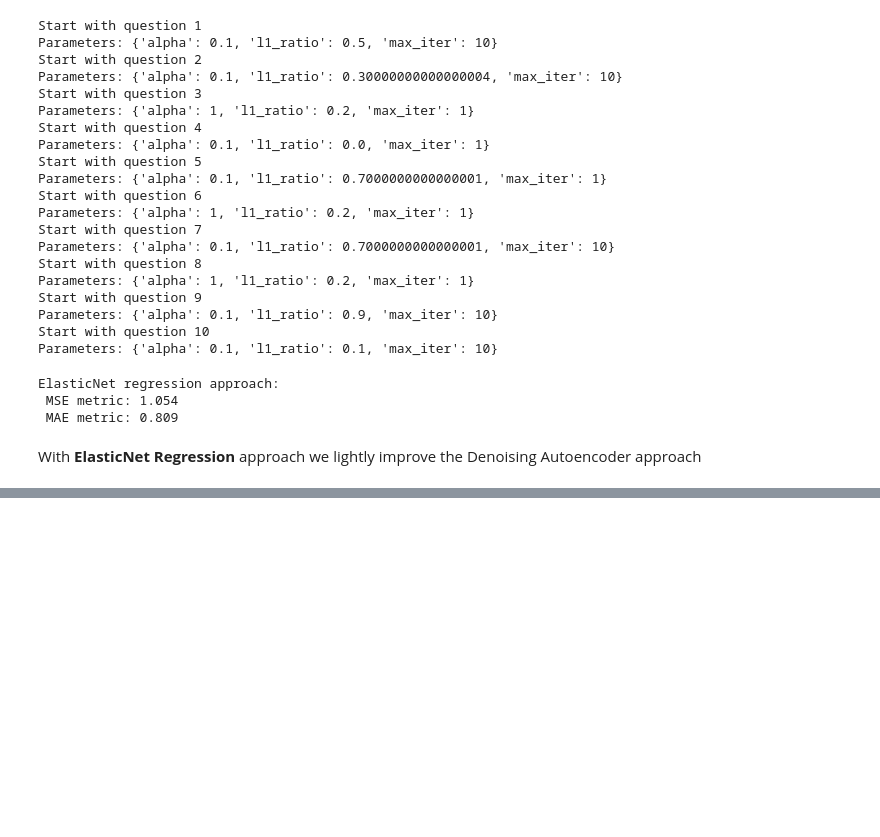
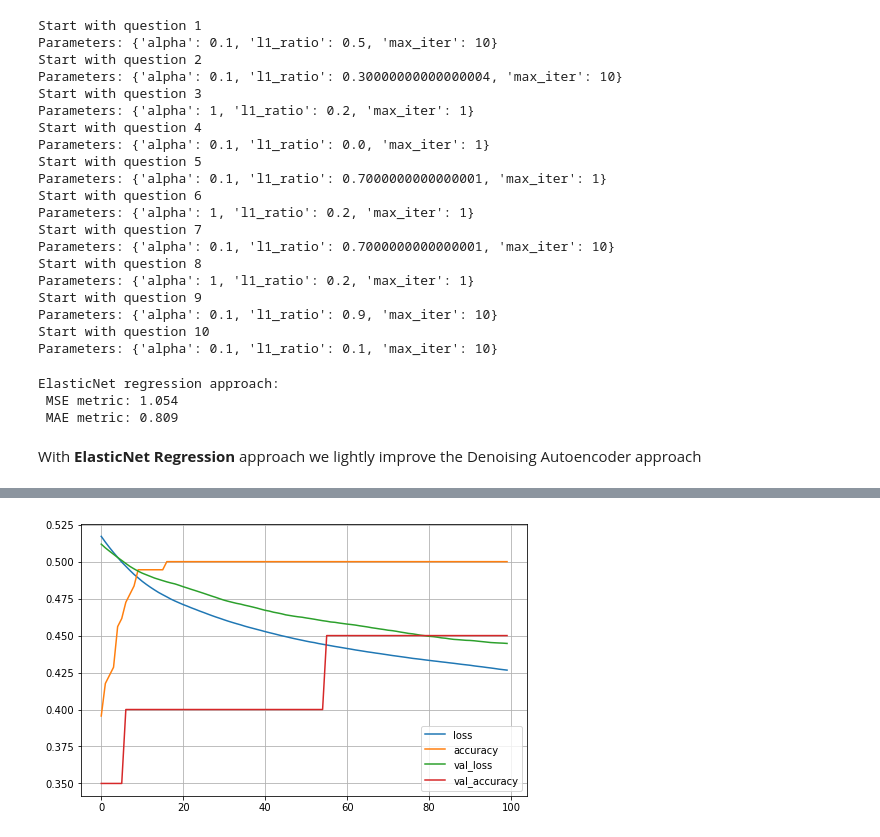
Before and after one commit to pierpaolododorico/five_personalities, a Jupyter notebook: notebook_project.ipynb, the cells around one changed output, grey strips where cells are left out. Saved outputs shown, nothing was run; the diff lists cells and outputs as text; code cells hidden in the pictures; blank space fills up the shorter version.

```diff
--- a/notebook_project.ipynb
+++ b/notebook_project.ipynb
@@ -569,0 +573,5 @@ With **ElasticNet Regression** approach we lightly improve the Denoising Autoenc
+# %%
+x_real_val_encoded = np.zeros((x_real_val.shape[1],x_real_val.shape[0],5))
+for i in range(x_real_val.shape[1]):
+    for j in range(x_real_val.shape[0]):
+        x_real_val_encoded[i][j][x_real_val.iloc[j,i]-1] = 1
@@ -569,0 +583,8 @@ With **ElasticNet Regression** approach we lightly improve the Denoising Autoenc
+# %%
+model = tf.keras.models.Sequential([
+    tf.keras.Input(shape=(10,)),
+    tf.keras.layers.Dense(16, activation="relu"),
+    tf.keras.layers.Dense(16, activation="relu"),
+    tf.keras.layers.Dense(5, activation="softmax")
+])
+model.summary()
@@ -569,0 +606,7 @@ With **ElasticNet Regression** approach we lightly improve the Denoising Autoenc
+# %%
+model.compile(loss="binary_crossentropy",
+              optimizer=tf.keras.optimizers.Adam(learning_rate=1e-4),
+              metrics=["accuracy"])
+# %%
+history = model.fit(x_fake_smalltrain, x_real_smalltrain_encoded[0], epochs=100,
+                    validation_data=(x_fake_val, x_real_val_encoded[0]))
@@ -569,0 +631,8 @@ With **ElasticNet Regression** approach we lightly improve the Denoising Autoenc
+# %%
+def plot_learning_acc_and_loss(history):
+    pd.DataFrame(history.history).plot(figsize=(8, 5))
+    plt.grid(True)
+    plt.show()
+plot_learning_acc_and_loss(history)
+# %% [output]
+[figure, added]
```
Also changed, not shown: parts of 7 cells of this notebook.
